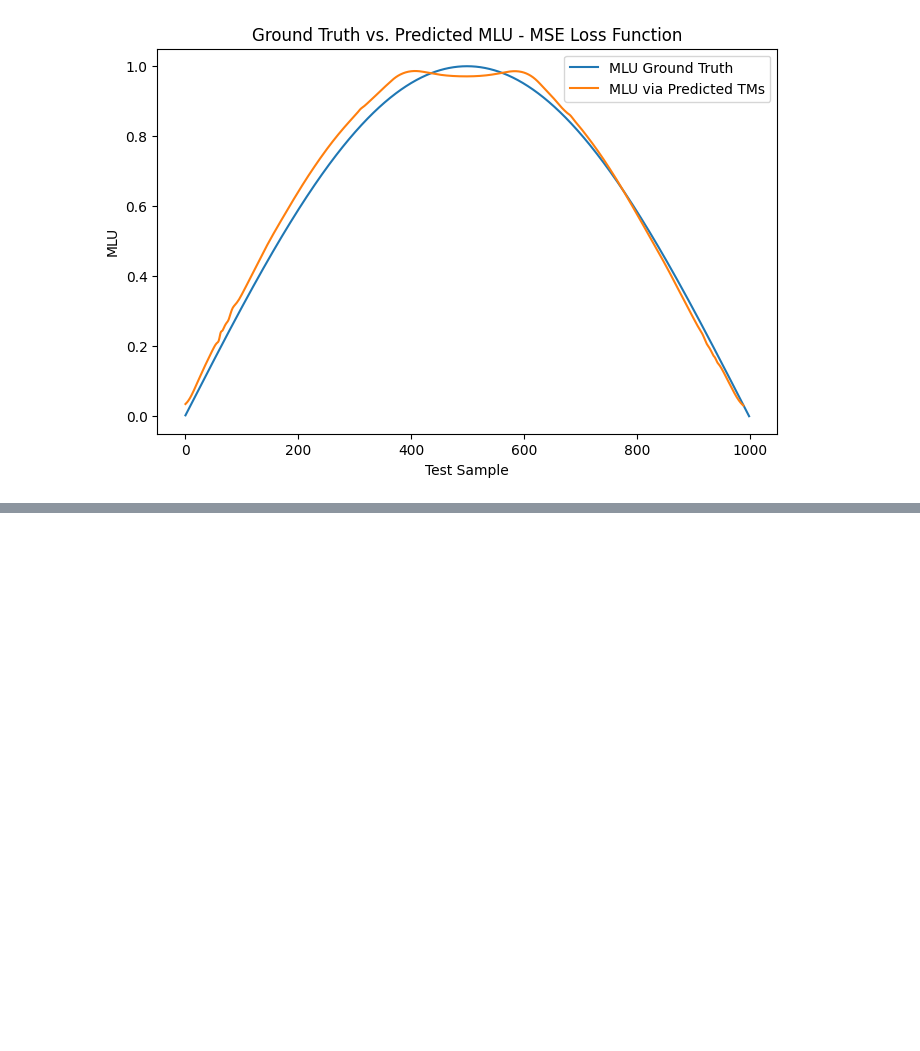
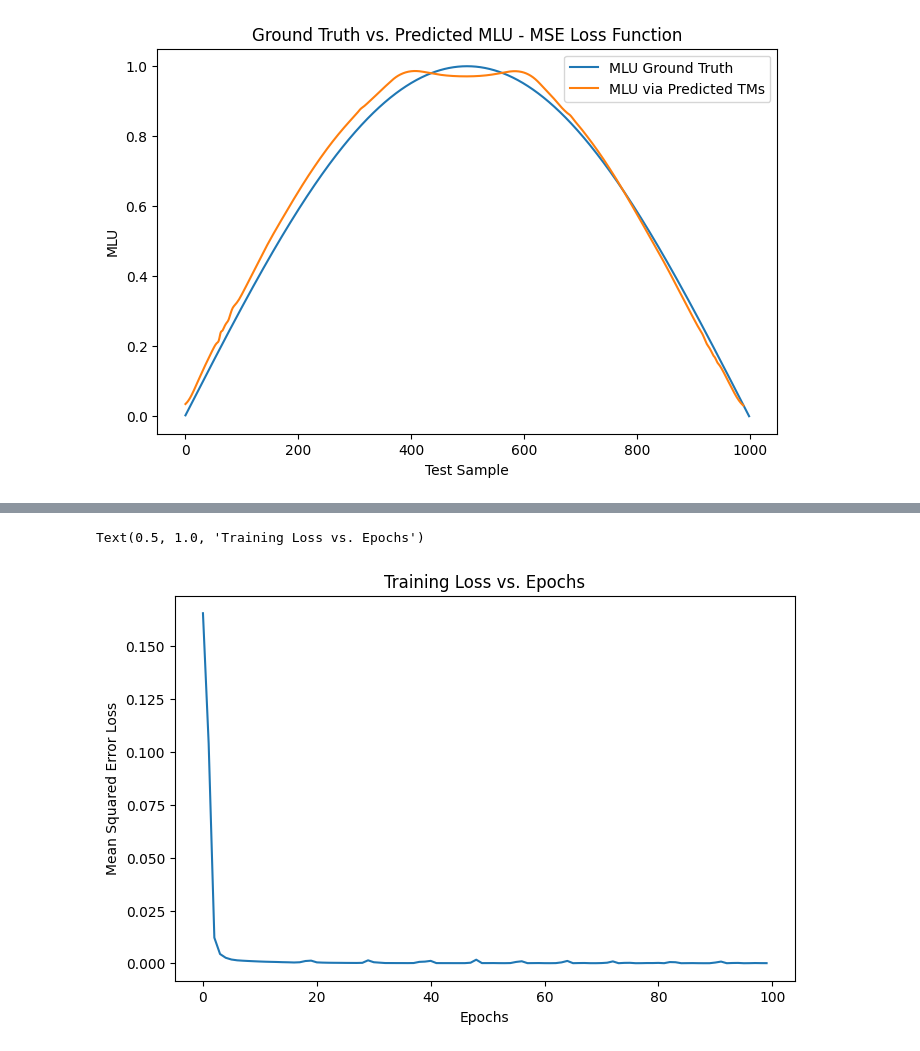
Before and after one commit to mcash8/TMPrediction, a Jupyter notebook: Code/LossFunction/Synthetic Data/SyntheticClassicalMethodBaselineMSE.ipynb, the cells around one changed output, grey strips where cells are left out. Drawn from its saved outputs; the diff is of its cells as text; code cells hidden in the pictures; blank space fills up the shorter version.

```diff
--- a/Code/LossFunction/Synthetic Data/SyntheticClassicalMethodBaselineMSE.ipynb
+++ b/Code/LossFunction/Synthetic Data/SyntheticClassicalMethodBaselineMSE.ipynb
@@ -332,0 +421,23 @@ _ = ax.set_title('Ground Truth vs. Predicted MLU - MSE Loss Function')
+# %%
+class RNN(nn.Module):
+    def __init__(self, input_size, hidden_size, num_layers):
+        super(RNN, self).__init__()
+
+        self.rnn = nn.GRU(
+            input_size=input_size,
+            hidden_size=hidden_size,
+            num_layers=num_layers,
+            batch_first=True,
+        )
+        self.sigmoid = nn.Sigmoid()
+        self.out = nn.Linear(hidden_size, input_size)
+
+    def forward(self, x):
+        # x shape (batch, time_step, input_size)
+        # r_out shape (batch, time_step, output_size)
+        # h_n shape (n_layers, batch, hidden_size)
+        # h_c shape (n_layers, batch, hidden_size)
+        r_out, _ = self.rnn(x, None)  # None represents zero initial hidden state
+        out = self.out(r_out[:, -1, :])  # return the last value
+        out = self.sigmoid(out)
+        return out
@@ -332,0 +478,12 @@ _ = ax.set_title('Ground Truth vs. Predicted MLU - MSE Loss Function')
+# %%
+# Create Model
+model = RNN(input_size, hidden_size, num_layers)
+
+# Create optimizer
+optimizer = optim.Adam(model.parameters(), lr=learn_rate)
+
+# Create loss function
+criterion = nn.MSELoss()
+# %%
+# Train the model
+loss = train(model, train_loader, epochs, criterion, optimizer)
@@ -332,0 +501,12 @@ _ = ax.set_title('Ground Truth vs. Predicted MLU - MSE Loss Function')
+# %%
+# Plot training loss
+fig, ax = plt.subplots(figsize = (8,5))
+ax.plot(range(epochs), loss)
+
+# Label Figure
+ax.set_xlabel('Epochs')
+ax.set_ylabel('Mean Squared Error Loss')
+ax.set_title('Training Loss vs. Epochs')
+# %% [output]
+Text(0.5, 1.0, 'Training Loss vs. Epochs')
+[figure, added]
```
Also changed, not shown: parts of 18 cells of this notebook.
